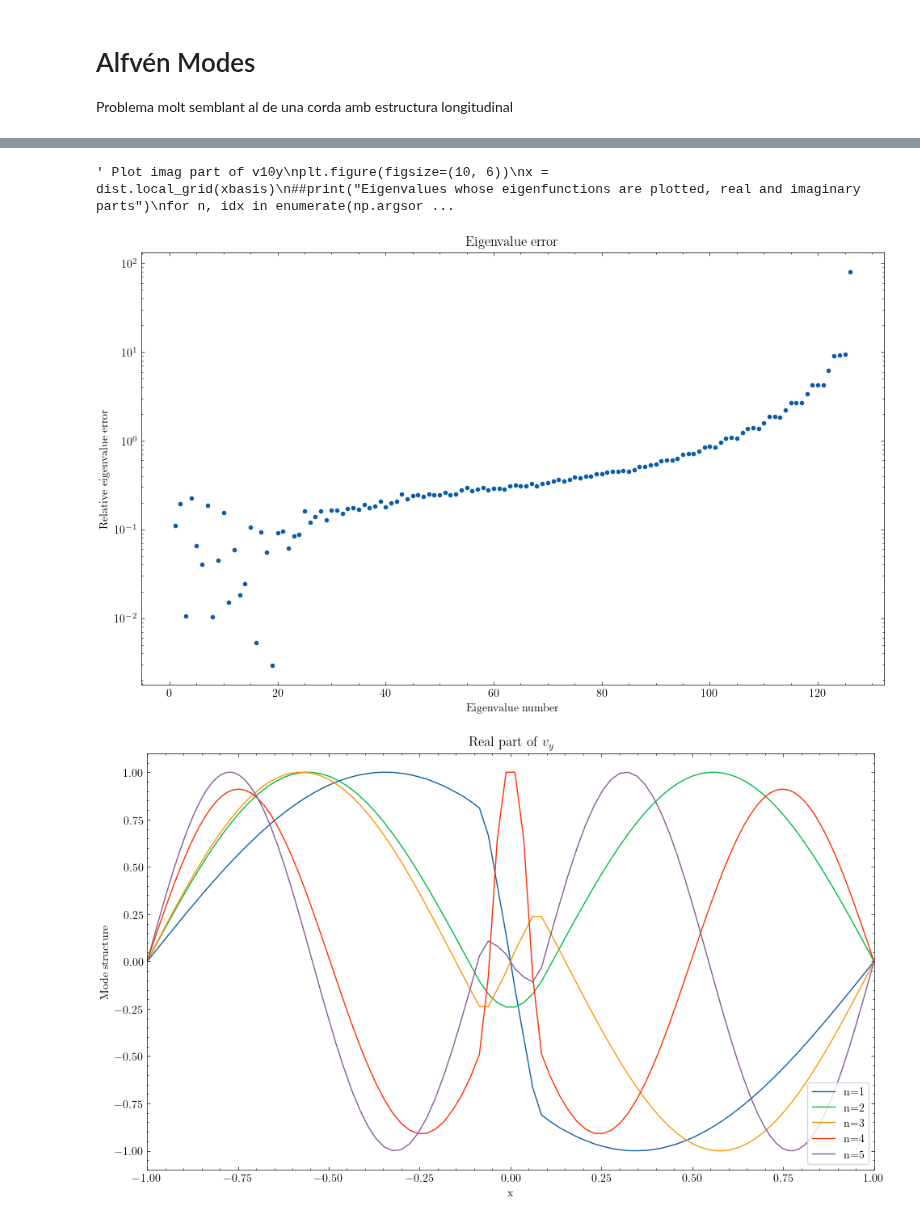
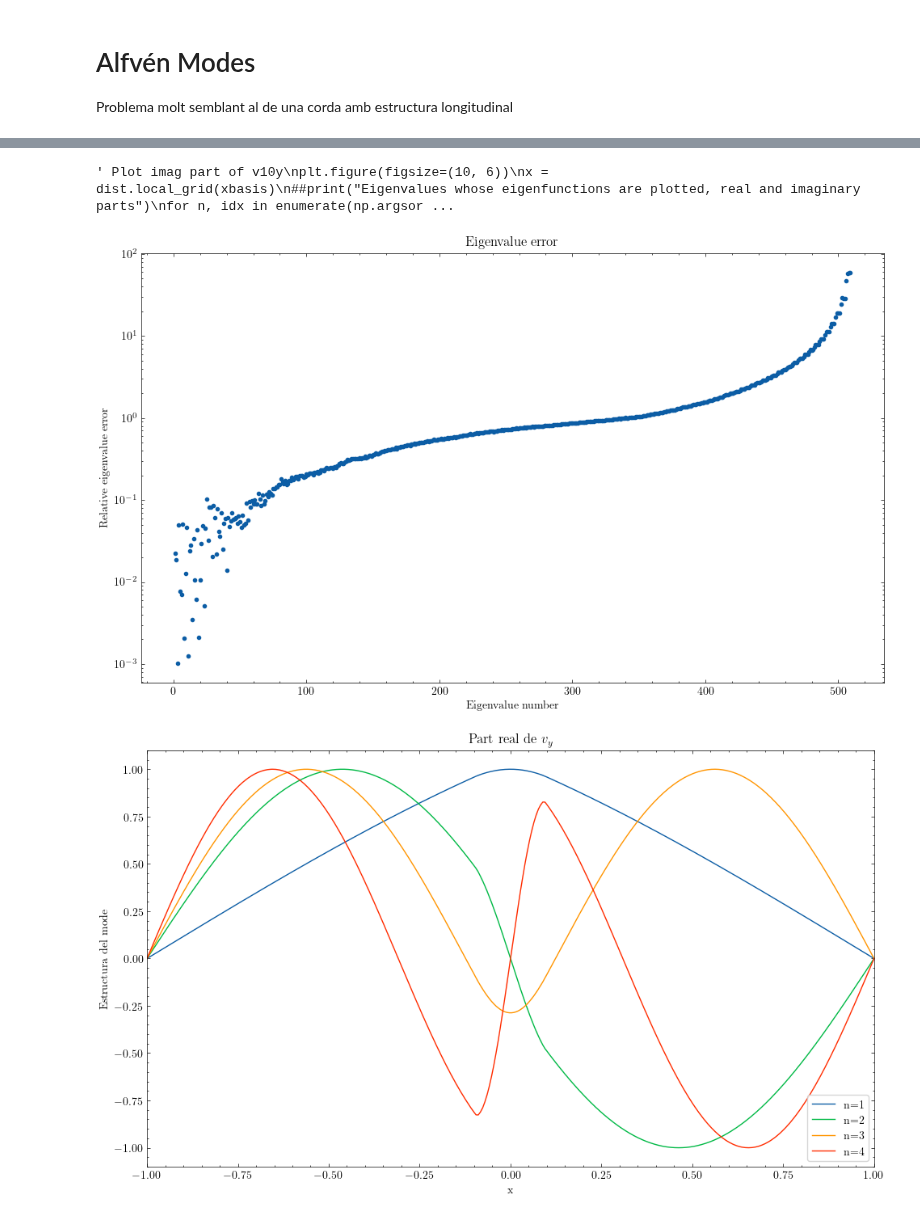
Before and after one commit to JoanRibotOliver/TFG, a Jupyter notebook: Alfvén modes.ipynb, the cells around one changed output, grey strips where cells are left out. Saved outputs shown, nothing was run; the diff lists cells and outputs as text; code cells hidden in the pictures.

```diff
--- a/Alfvén modes.ipynb
+++ b/Alfvén modes.ipynb
@@ -47,7 +47,7 @@ def get_eigenvalues(Nevals):
 
 
 """ Paràmetres """
-Nx = 128*1 # amb 32 ja no és smooth...
+Nx = 128*4 # amb 32 ja no és smooth...
 dtype = np.complex128 # malla en la que es treballa: 128 complexes, ja que hem definit Nx = 128
 
 
@@ -59,8 +59,8 @@ xp = 0.1
 # xc ∈ [-1, -0.1], xc ∈ [0.1, 1]
 
 # Square of the wave velocity in the two parts of the system.
-vAp2 = 20 #1 # 9 # velocitat dedins menor que defora
-vAc2 = 250 #6 # 36
+vAp2 = 20  # 1 # 9  # velocitat dedins menor que defora
+vAc2 = 250 # 6 # 36
 
 
 
@@ -125,18 +125,17 @@ solver.solve_dense(solver.subproblems[0])
 evals = np.sort(solver.eigenvalues)
 
 print('evals.size (before) ', evals.size)
-evals = evals[~np.isinf(evals)] # el ~ és un operador bitwise NOT, que retorna True si el valor és False i viceversa. En aquest cas elimina els valors infinits
+evals = evals[~np.isinf(evals)]                      # eliminam els infinits; el ~ és un operador bitwise NOT, que retorna True si el valor és False i viceversa
 print('evals.size (after removing inf) ', evals.size)
-evals = evals[evals > 0] # eliminam els valors negatius
+evals = evals[evals > 0]                             # eliminam els valors negatius
 print('evals.size (after removing < 0) ', evals.size)
 evals = np.sqrt(evals)
 
 # Autovalors exactes
-# Get the first (i.e. positive) Nevals eigenvalues.
 Nevals = np.rint(Nx*1.2).astype(int)
 exact_soln = get_eigenvalues(Nevals)
 n = 1 + np.arange(evals.size)
-# true_evals = (n * np.pi / 2*xmax)**2 # vàlid per vA2 constant
+# true_evals = (n * np.pi / 2*xmax)**2               # vàlid per vA2 constant
 true_evals = exact_soln[0:evals.size]
 
 print('evals size', evals.size)
@@ -162,13 +161,17 @@ plt.xlabel("Eigenvalue number")
 plt.ylabel("Relative eigenvalue error")
 plt.tight_layout()
 plt.title("Eigenvalue error")
-#plt.savefig("eigenvalue_error_vA.png", dpi=300)
+plt.savefig("eigenvalue_error_vA.png", dpi=300)
 
+
+
+N_min_modes = 1
+N_max_modes = 5
 # Plot real part of v10y
 plt.figure(figsize=(10, 6))
 x = dist.local_grid(xbasis)
 ##print("Eigenvalues whose eigenfunctions are plotted, real and imaginary parts")
-for n, idx in enumerate(np.argsort(solver.eigenvalues)[1:6], start=1):
+for n, idx in enumerate(np.argsort(solver.eigenvalues)[N_min_modes:N_max_modes], start=1):
    ##if solver.eigenvalues[idx].real > 0:
    ##     print(f"{idx:04d}    {solver.eigenvalues[idx].real:+.2e}    {solver.eigenvalues[idx].imag:+.2e}")
 
@@ -177,11 +180,11 @@ for n, idx in enumerate(np.argsort(solver.eigenvalues)[1:6], start=1):
    plt.plot(x, vg/np.max(np.abs(vg)), label=f"n={n}")
 plt.xlim(xmin, xmax)
 plt.legend(loc="lower right", frameon=True)
-plt.ylabel(r"Mode structure")
+plt.ylabel(r"Estructura del mode")
 plt.xlabel(r"x")
-plt.title(r"Real part of $v_{y}$")
+plt.title(r"Part real de $v_{y}$")
 plt.tight_layout()
-#plt.savefig("Alfvén.png", dpi=300)
+plt.savefig("Alfvén.png", dpi=300)
 
 """ Plot imag part of v10y
 plt.figure(figsize=(10, 6))
@@ -224,5 +227,5 @@ Relative error (resta norm.): [0.11097979 0.1950206  0.01066323 0.22715332 0.065
 ' Plot imag part of v10y\nplt.figure(figsize=(10, 6))\nx = dist.local_grid(xbasis)\n##print("Eigenvalues whose eigenfunctions are plotted, real and imaginary parts")\nfor n, idx in enumerate(np.argsor ...
-[figure, old version]
+[figure, new version]
-[figure, old version]
+[figure, new version]
 # %%
 # Modes interns i externs per veurer-ho més clar; també el 1r de cada és híbrid!
```
Also changed, not shown: parts of 1 cell of this notebook, 12 other files.
